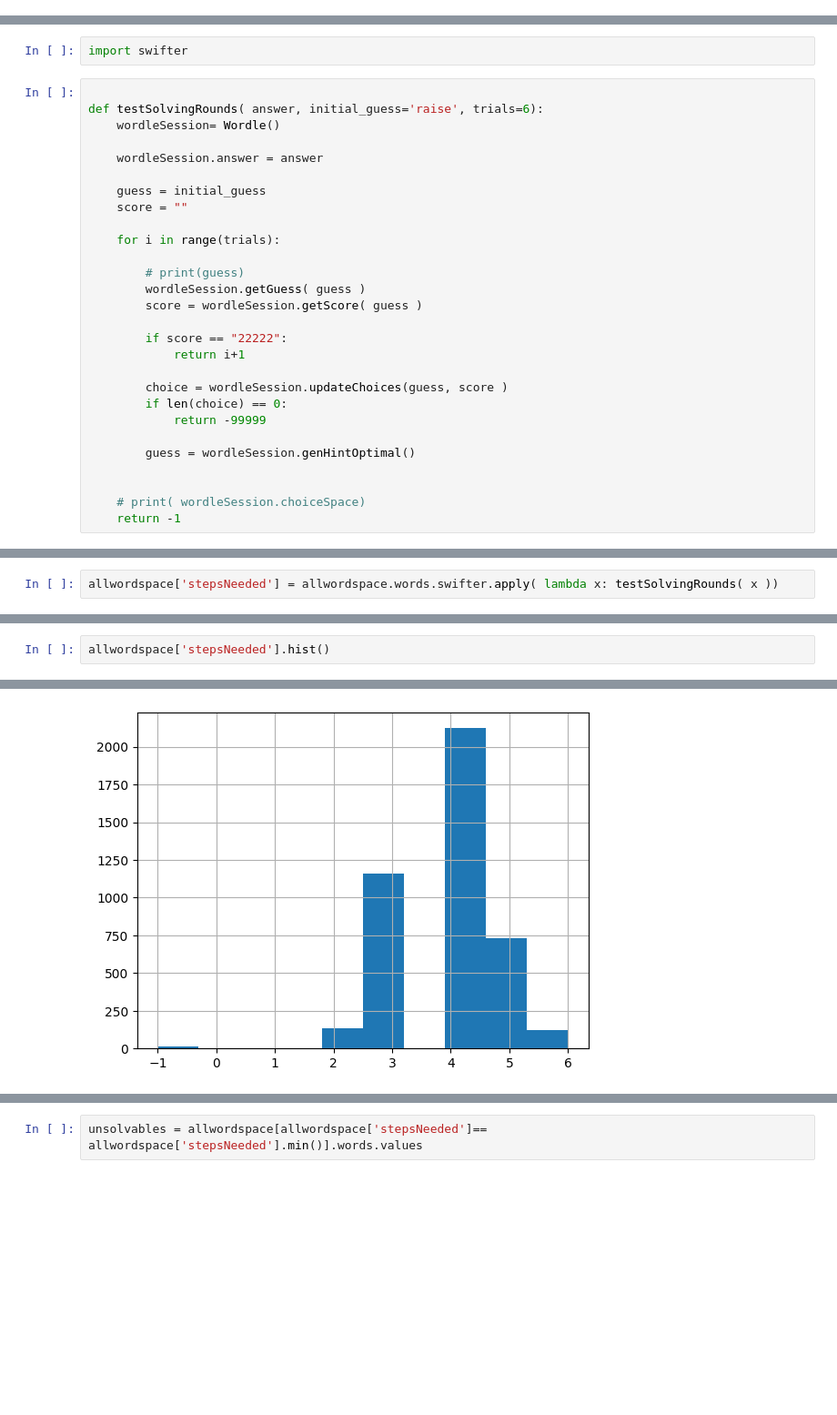
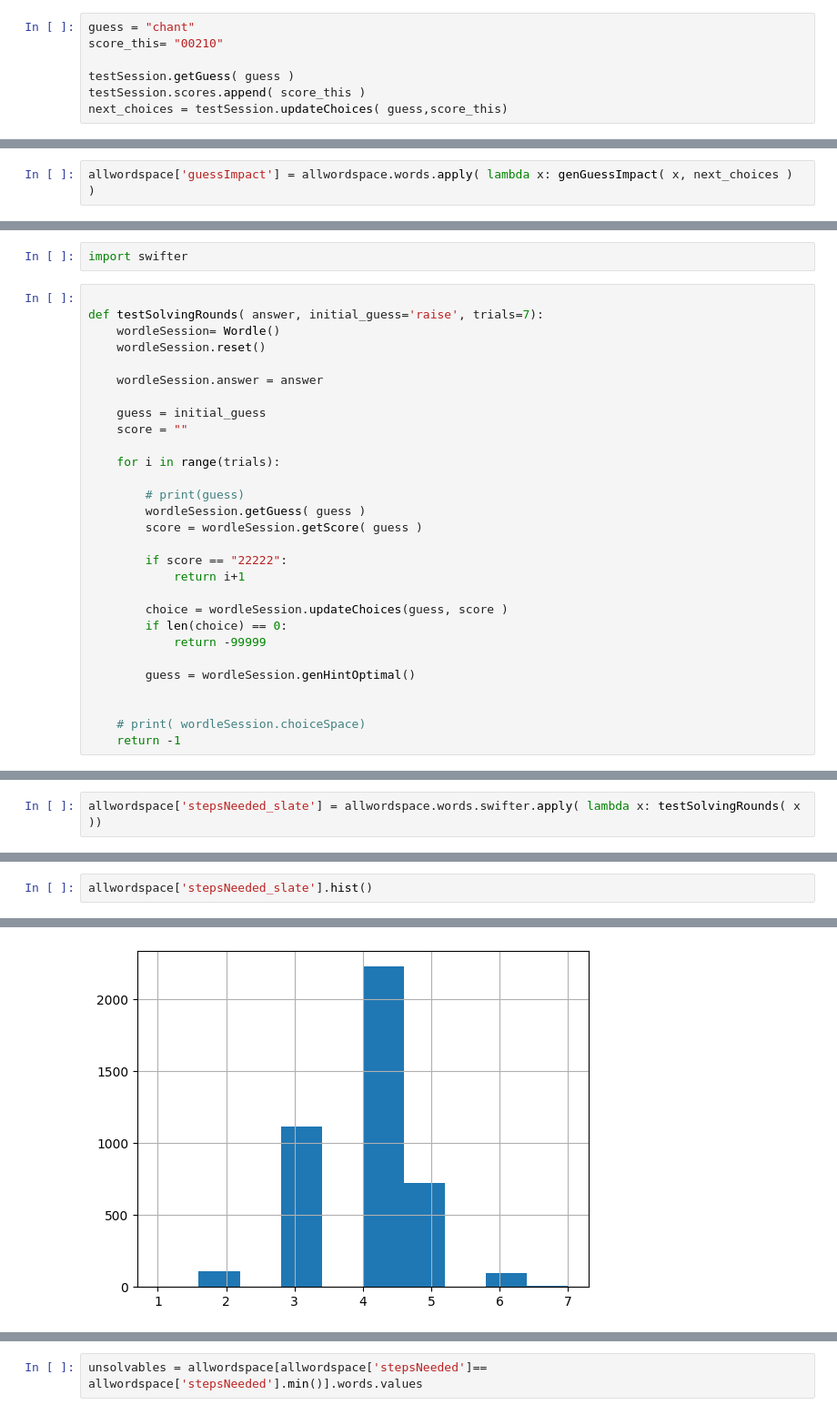
Before and after one commit to gaohey/wordler, a Jupyter notebook: analysis.ipynb, the cells around one changed output, grey strips where cells are left out. Shown at 91% size. Cells and saved outputs as stored; diff of their text form; blank space fills up the shorter version.

```diff
--- a/analysis.ipynb
+++ b/analysis.ipynb
@@ -20,0 +96,7 @@ allwordspace.drop_duplicates().shape
+# %%
+guess = "chant"
+score_this= "00210"
+
+testSession.getGuess( guess )
+testSession.scores.append( score_this )
+next_choices = testSession.updateChoices( guess,score_this)
@@ -20,0 +108,2 @@ allwordspace.drop_duplicates().shape
+# %%
+allwordspace['guessImpact'] = allwordspace.words.apply( lambda x: genGuessImpact( x, next_choices ) )
@@ -22,8 +127,9 @@ allwordspace.drop_duplicates().shape
 import swifter
 # %%
 
-def testSolvingRounds( answer, initial_guess='raise', trials=6):
+def testSolvingRounds( answer, initial_guess='raise', trials=7):
     wordleSession= Wordle()
+    wordleSession.reset()
 
     wordleSession.answer = answer
 
@@ -66,3 +167,3 @@ bestSolver( allwordspace, allwordspace)
 # %%
-allwordspace['stepsNeeded'] = allwordspace.words.swifter.apply( lambda x: testSolvingRounds( x ))
+allwordspace['stepsNeeded_slate'] = allwordspace.words.swifter.apply( lambda x: testSolvingRounds( x ))
 # %%
@@ -72,5 +173,5 @@ allwordspace['stepsNeeded'] = allwordspace.words.swifter.apply( lambda x: testSo
 # %%
-allwordspace['stepsNeeded'].hist()
+allwordspace['stepsNeeded_slate'].hist()
 # %% [output]
 <Axes: >
-[figure, old version]
+[figure, new version]
```
Also changed, not shown: parts of 27 cells of this notebook, 3 other files.
